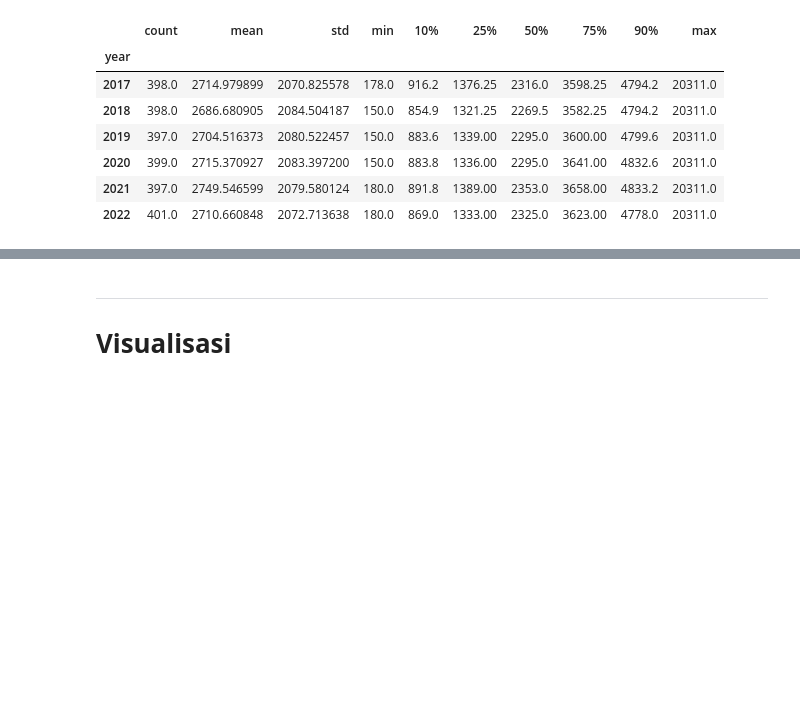
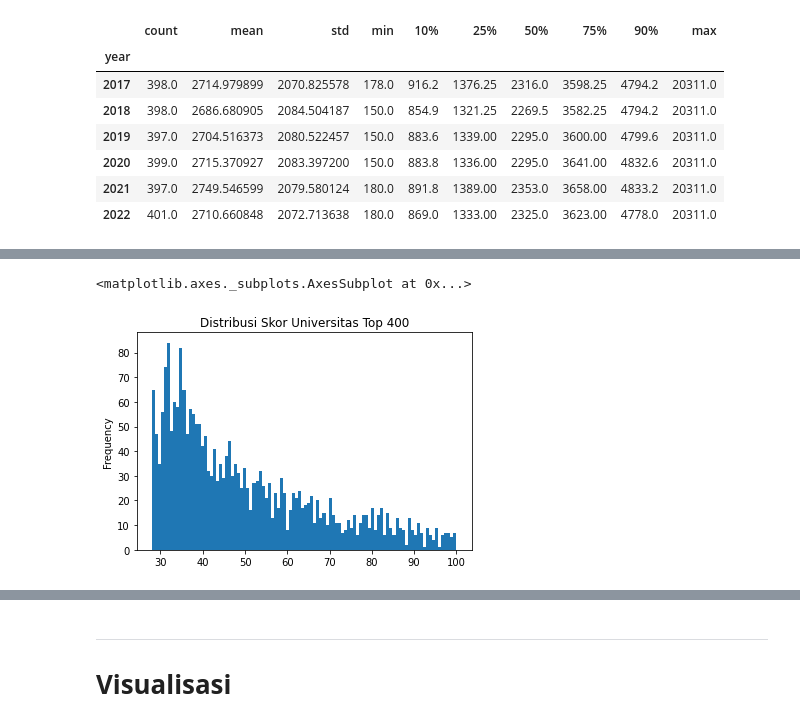
Before and after one commit to dewodt/Analisis-Rank-Universitas, a Jupyter notebook: Analisis_Tubes2.ipynb, the cells around one changed output, grey strips where cells are left out. Saved outputs shown, nothing was run; the diff lists cells and outputs as text; code cells hidden in the pictures; blank space fills up the shorter version.

```diff
--- a/Analisis_Tubes2.ipynb
+++ b/Analisis_Tubes2.ipynb
@@ -1041,0 +1231,6 @@ df.groupby('year')['faculty_count'].describe(percentiles = [.10,.25,.50,.75,.90]
+# %%
+# Distribusi Skor Universitas Top 400
+df['score'].plot(kind='hist',bins = 100,  title='Distribusi Skor Universitas Top 400')
+# %% [output]
+<matplotlib.axes._subplots.AxesSubplot at 0x...>
+[figure, added]
```
Also changed, not shown: parts of 76 cells of this notebook.
